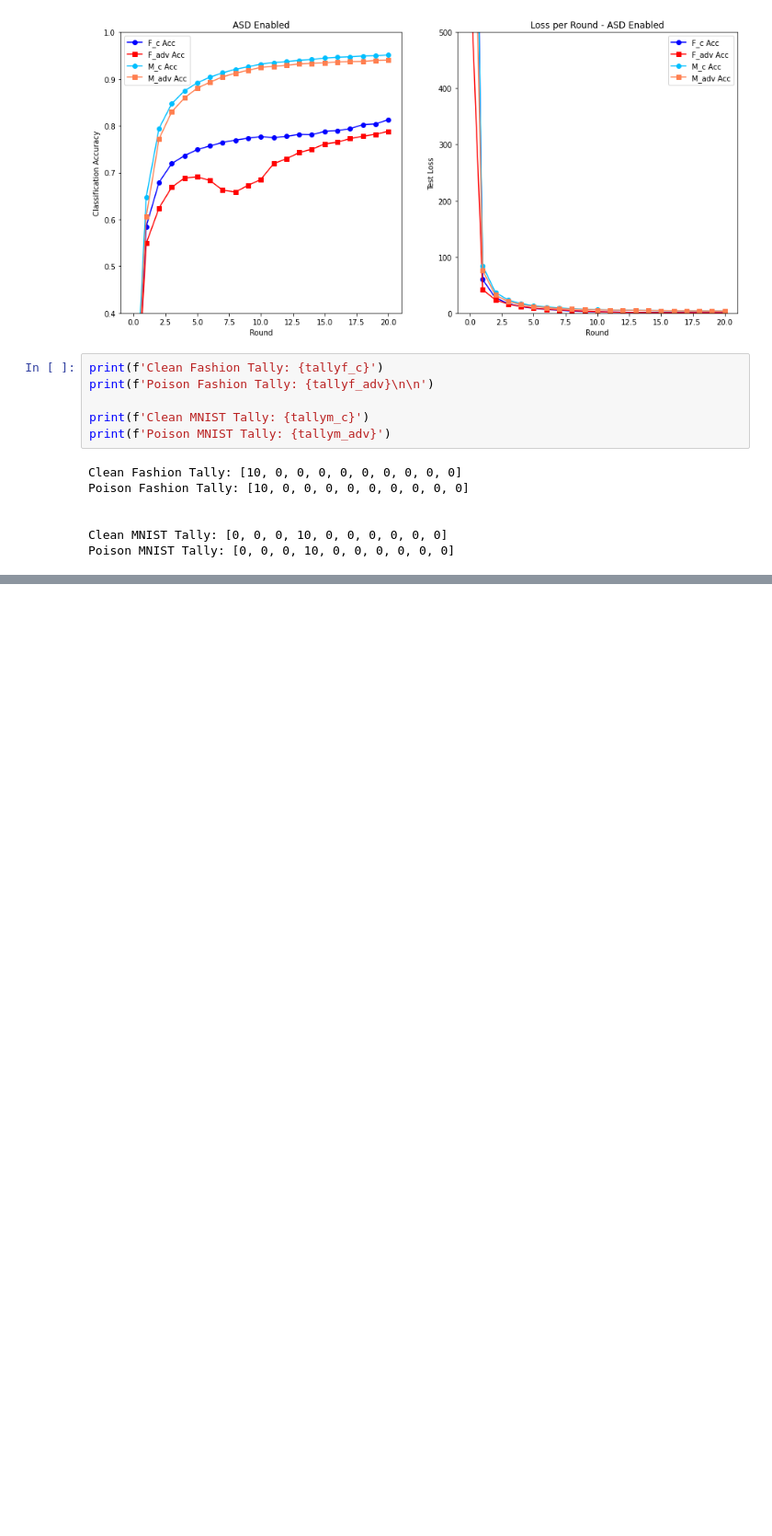
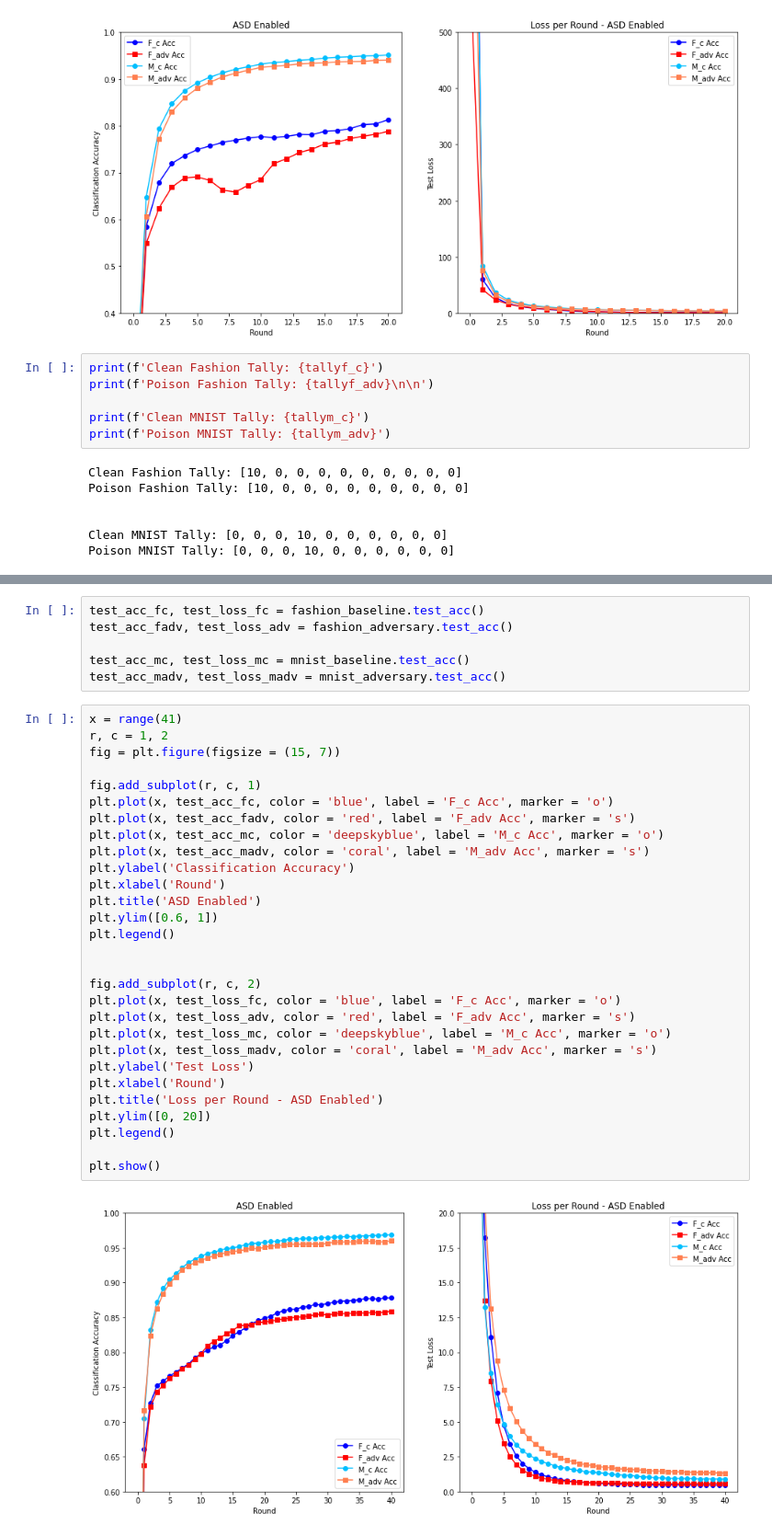
Before and after one commit to Josiah-Wallis/Adversarial-Stealth-Detection, a Jupyter notebook: initial_analysis.ipynb, the cells around one changed output, grey strips where cells are left out. Shown: that part at 92% size. Cells and saved outputs as stored; diff of their text form; blank space fills up the shorter version.

```diff
--- a/initial_analysis.ipynb
+++ b/initial_analysis.ipynb
@@ -200,0 +263,37 @@ Poison MNIST Tally: [0, 0, 0, 10, 0, 0, 0, 0, 0, 0]
+# %%
+test_acc_fc, test_loss_fc = fashion_baseline.test_acc()
+test_acc_fadv, test_loss_adv = fashion_adversary.test_acc()
+
+test_acc_mc, test_loss_mc = mnist_baseline.test_acc()
+test_acc_madv, test_loss_madv = mnist_adversary.test_acc()
+# %%
+x = range(41)
+r, c = 1, 2
+fig = plt.figure(figsize = (15, 7))
+
+fig.add_subplot(r, c, 1)
+plt.plot(x, test_acc_fc, color = 'blue', label = 'F_c Acc', marker = 'o')
+plt.plot(x, test_acc_fadv, color = 'red', label = 'F_adv Acc', marker = 's')
+plt.plot(x, test_acc_mc, color = 'deepskyblue', label = 'M_c Acc', marker = 'o')
+plt.plot(x, test_acc_madv, color = 'coral', label = 'M_adv Acc', marker = 's')
+plt.ylabel('Classification Accuracy')
+plt.xlabel('Round')
+plt.title('ASD Enabled')
+plt.ylim([0.6, 1])
+plt.legend()
+
+
+fig.add_subplot(r, c, 2)
+plt.plot(x, test_loss_fc, color = 'blue', label = 'F_c Acc', marker = 'o')
+plt.plot(x, test_loss_adv, color = 'red', label = 'F_adv Acc', marker = 's')
+plt.plot(x, test_loss_mc, color = 'deepskyblue', label = 'M_c Acc', marker = 'o')
+plt.plot(x, test_loss_madv, color = 'coral', label = 'M_adv Acc', marker = 's')
+plt.ylabel('Test Loss')
+plt.xlabel('Round')
+plt.title('Loss per Round - ASD Enabled')
+plt.ylim([0, 20])
+plt.legend()
+
+plt.show()
+# %% [output]
+[figure, added]
```
Also changed, not shown: parts of 7 cells of this notebook.
